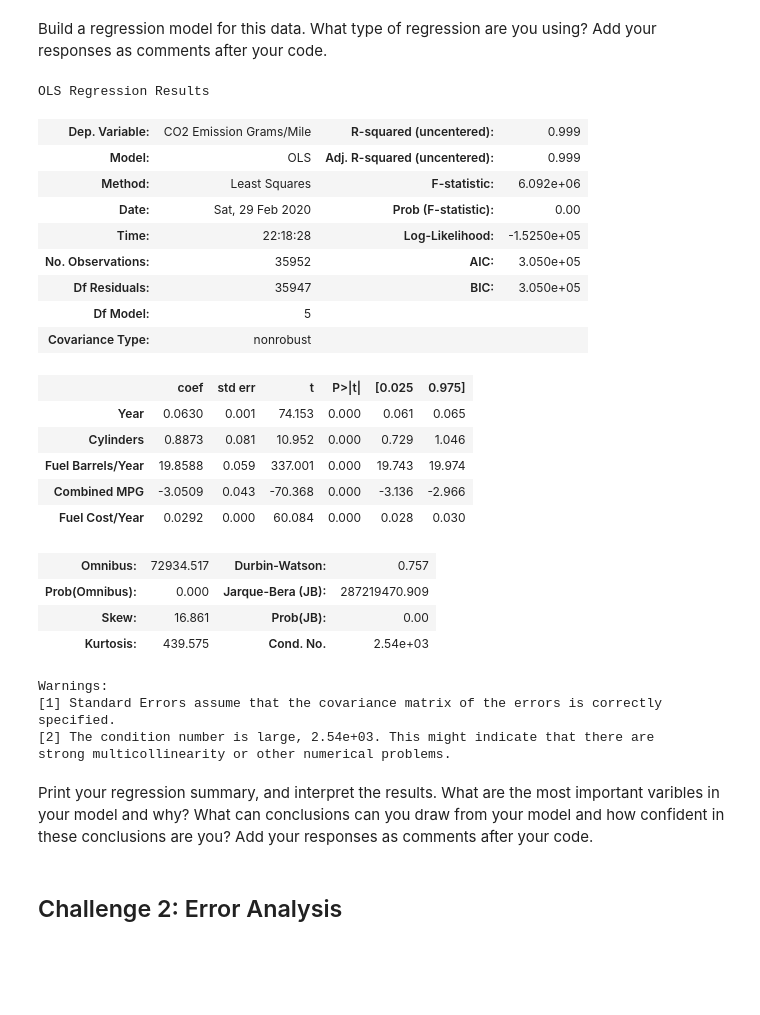
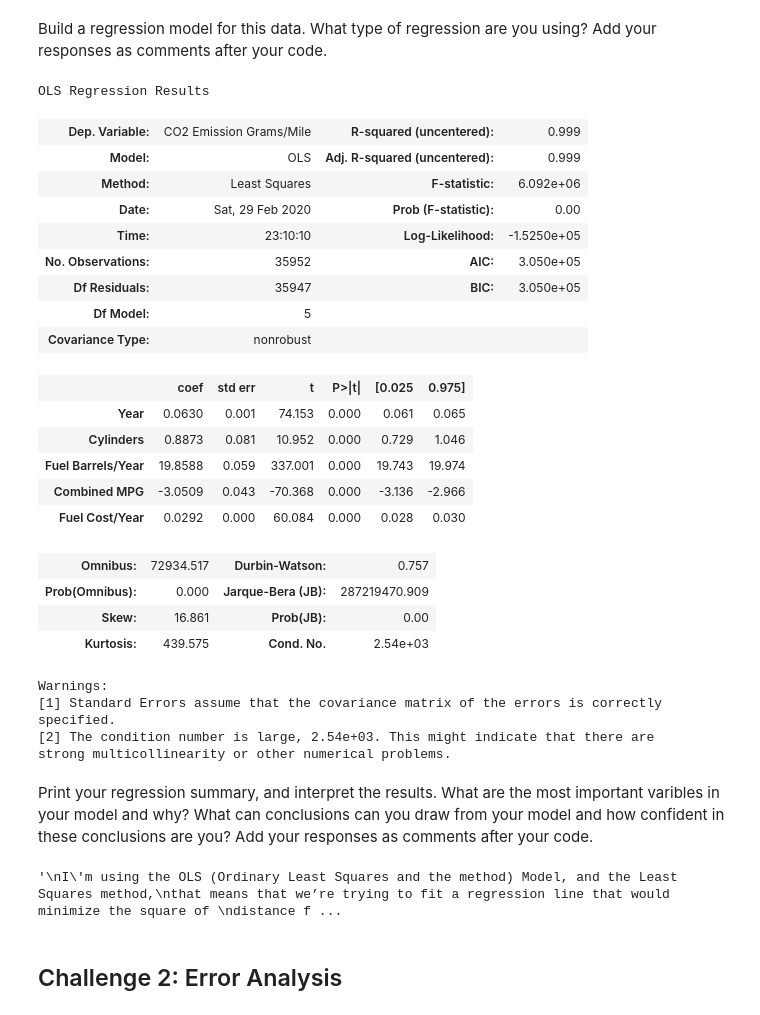
Before and after one commit to ta-data-lis/lab-regression-analysis, a Jupyter notebook: your-code/challenge1.ipynb, the cells around one changed output. Saved outputs shown, nothing was run; the diff lists cells and outputs as text; code cells hidden in the pictures; blank space fills up the shorter version.

Commit message:
[lab-regression-analysis] Duarte Cruz

```diff
--- a/your-code/challenge1.ipynb
+++ b/your-code/challenge1.ipynb
@@ -300,29 +300,29 @@ Build a regression model for this data. What type of regression are you using? A
 # %%
 # Your response here.
 # I'm infering from the title of the lab that it's to use a linear regression
 
 # target (variable to predict)
 target = vehicles["CO2 Emission Grams/Mile"]
 
 # data/predictors (since "Year" has little correlation, should I take it out?)
 predictors = vehicles[["Year", "Cylinders", "Fuel Barrels/Year", "Combined MPG",
                        "Fuel Cost/Year"]]
 
 # Building the model
 model = sm.OLS(target, predictors).fit()
 
 # making the predictions
-predictions = results.predict(predictors)
+#predictions = results.predict(predictors)
 
 # Printing the statistics
 model.summary()
 # %% [output]
 OLS Regression Results
 | Dep. Variable: | CO2 Emission Grams/Mile | R-squared (uncentered): | 0.999 |
 | Model: | OLS | Adj. R-squared (uncentered): | 0.999 |
 | Method: | Least Squares | F-statistic: | 6.092e+06 |
 | Date: | Sat, 29 Feb 2020 | Prob (F-statistic): | 0.00 |
-| Time: | 22:18:28 | Log-Likelihood: | -1.5250e+05 |
+| Time: | 23:10:10 | Log-Likelihood: | -1.5250e+05 |
 | No. Observations: | 35952 | AIC: | 3.050e+05 |
 | Df Residuals: | 35947 | BIC: | 3.050e+05 |
 | Df Model: | 5 |  |  |
@@ -354,9 +354,9 @@ Df of residuals and models relates to the degrees of freedom "the number of valu
 final calculation of a statistic that are free to vary.”
 
 The coefficients mean that as each variable increases by 1, the predicted value of
-CO2 Emission Grams/Mile increases by that amount (for example, so as Year increases by 1, our
-prediction increases 0.0630, and as Fuel Barrels/Year increase by one, our target increases by
-19.8588).
+CO2 Emission Grams/Mile increases by that amount (for example, so as Year increases by 1,
+CO2 Emission Grams/Mile by increases 0.0630, and as Fuel Barrels/Year increase by 1,
+CO2 Emission Grams/Mile increases by 19.8588).
 
 The R-squared is the percentage of variance our model explains. In this case is very, very
 high.
@@ -370,6 +370,8 @@ Unfortunatly, I don't quite know/understand enough to interpret this report furt
 
 source: https://towardsdatascience.com/simple-and-multiple-linear-regression-in-python-c928425168f9
 """
+# %% [output]
+'\nI\'m using the OLS (Ordinary Least Squares and the method) Model, and the Least Squares method,\nthat means that we’re trying to fit a regression line that would minimize the square of \ndistance f ...
 # %% [markdown]
 ## Challenge 2: Error Analysis
 # %% [markdown]
```
Also changed, not shown: parts of 12 cells of this notebook.
